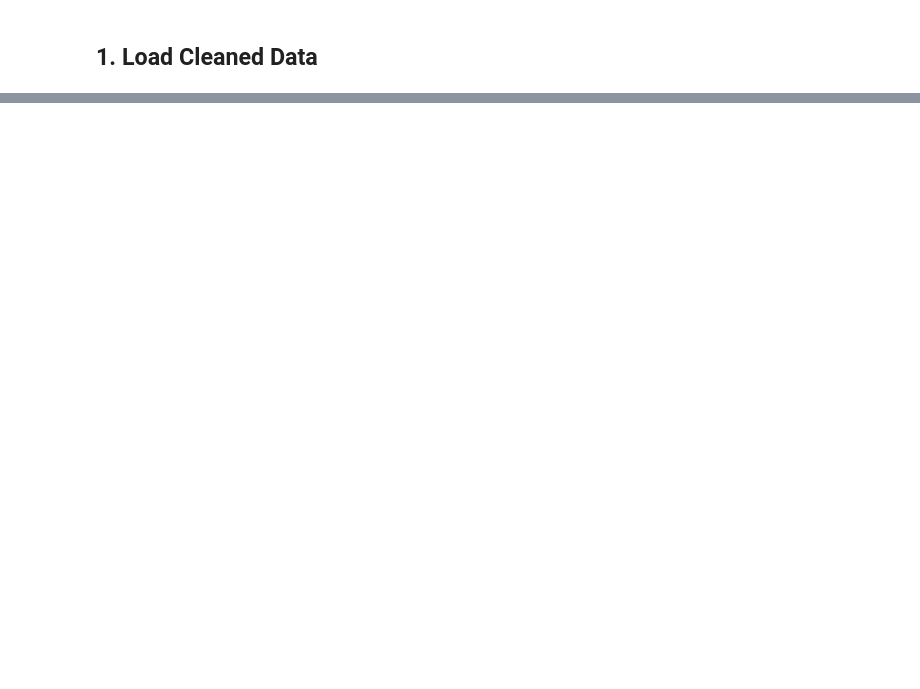
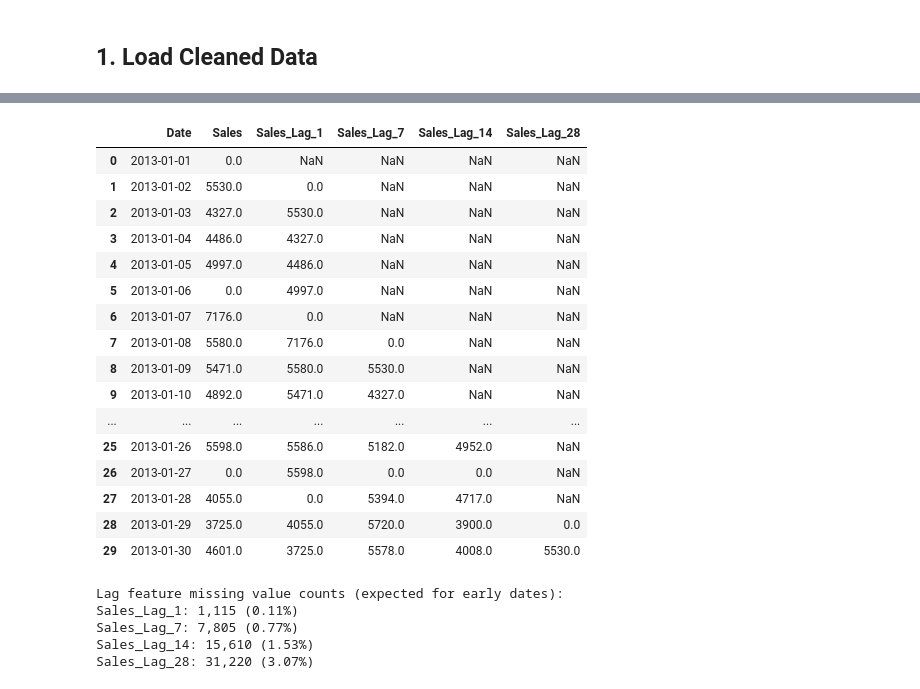
Before and after one commit to bradleyboehmke/rossmann-forecasting, a Jupyter notebook: notebooks/02-feature-engineering.ipynb, the cells around one changed output, grey strips where cells are left out. Saved outputs shown, nothing was run; the diff lists cells and outputs as text; code cells hidden in the pictures; blank space fills up the shorter version.

```diff
--- a/notebooks/02-feature-engineering.ipynb
+++ b/notebooks/02-feature-engineering.ipynb
@@ -38,0 +176,15 @@ This notebook creates features for the Rossmann forecasting models.
+# %%
+# Add competition features
+df_comp = add_competition_features(df_promo)
+
+# Show new competition features
+comp_cols = ['CompetitionDistance', 'CompetitionDistance_log',
+             'HasCompetition', 'CompetitionAge']
+
+print("Sample of competition features:")
+display(df_comp[['Date', 'Store'] + comp_cols].head(10))
+
+print("\nCompetition feature summary:")
+display(df_comp[comp_cols].describe())
+
+print(f"\nStores with competition: {df_comp['HasCompetition'].sum() / len(df_comp) * 100:.2f}%")
@@ -38,0 +223,17 @@ This notebook creates features for the Rossmann forecasting models.
+# %%
+# Add lag features
+lags = feature_config['lags']
+df_lag = add_lag_features(df_comp, lags=lags)
+
+# Show lag features for one store
+sample_store = 1
+lag_cols = [f'Sales_Lag_{lag}' for lag in lags]
+
+print(f"Sample lag features for Store {sample_store}:")
+display(df_lag[df_lag['Store'] == sample_store][['Date', 'Sales'] + lag_cols].head(30))
+
+print("\nLag feature missing value counts (expected for early dates):")
+for col in lag_cols:
+    missing = df_lag[col].isna().sum()
+    print(f"{col}: {missing:,} ({missing/len(df_lag)*100:.2f}%)")
+# %% [output]
@@ -38,0 +247,22 @@ This notebook creates features for the Rossmann forecasting models.
+|  | Date | Sales | Sales_Lag_1 | Sales_Lag_7 | Sales_Lag_14 | Sales_Lag_28 |
+| 0 | 2013-01-01 | 0.0 | NaN | NaN | NaN | NaN |
+| 1 | 2013-01-02 | 5530.0 | 0.0 | NaN | NaN | NaN |
+| 2 | 2013-01-03 | 4327.0 | 5530.0 | NaN | NaN | NaN |
+| 3 | 2013-01-04 | 4486.0 | 4327.0 | NaN | NaN | NaN |
+| 4 | 2013-01-05 | 4997.0 | 4486.0 | NaN | NaN | NaN |
+| 5 | 2013-01-06 | 0.0 | 4997.0 | NaN | NaN | NaN |
+| 6 | 2013-01-07 | 7176.0 | 0.0 | NaN | NaN | NaN |
+| 7 | 2013-01-08 | 5580.0 | 7176.0 | 0.0 | NaN | NaN |
+| 8 | 2013-01-09 | 5471.0 | 5580.0 | 5530.0 | NaN | NaN |
+| 9 | 2013-01-10 | 4892.0 | 5471.0 | 4327.0 | NaN | NaN |
+| ... | ... | ... | ... | ... | ... | ... |
+| 25 | 2013-01-26 | 5598.0 | 5586.0 | 5182.0 | 4952.0 | NaN |
+| 26 | 2013-01-27 | 0.0 | 5598.0 | 0.0 | 0.0 | NaN |
+| 27 | 2013-01-28 | 4055.0 | 0.0 | 5394.0 | 4717.0 | NaN |
+| 28 | 2013-01-29 | 3725.0 | 4055.0 | 5720.0 | 3900.0 | 0.0 |
+| 29 | 2013-01-30 | 4601.0 | 3725.0 | 5578.0 | 4008.0 | 5530.0 |
+Lag feature missing value counts (expected for early dates):
+Sales_Lag_1: 1,115 (0.11%)
+Sales_Lag_7: 7,805 (0.77%)
+Sales_Lag_14: 15,610 (1.53%)
+Sales_Lag_28: 31,220 (3.07%)
```
Also changed, not shown: parts of 41 cells of this notebook, 4 other files.
